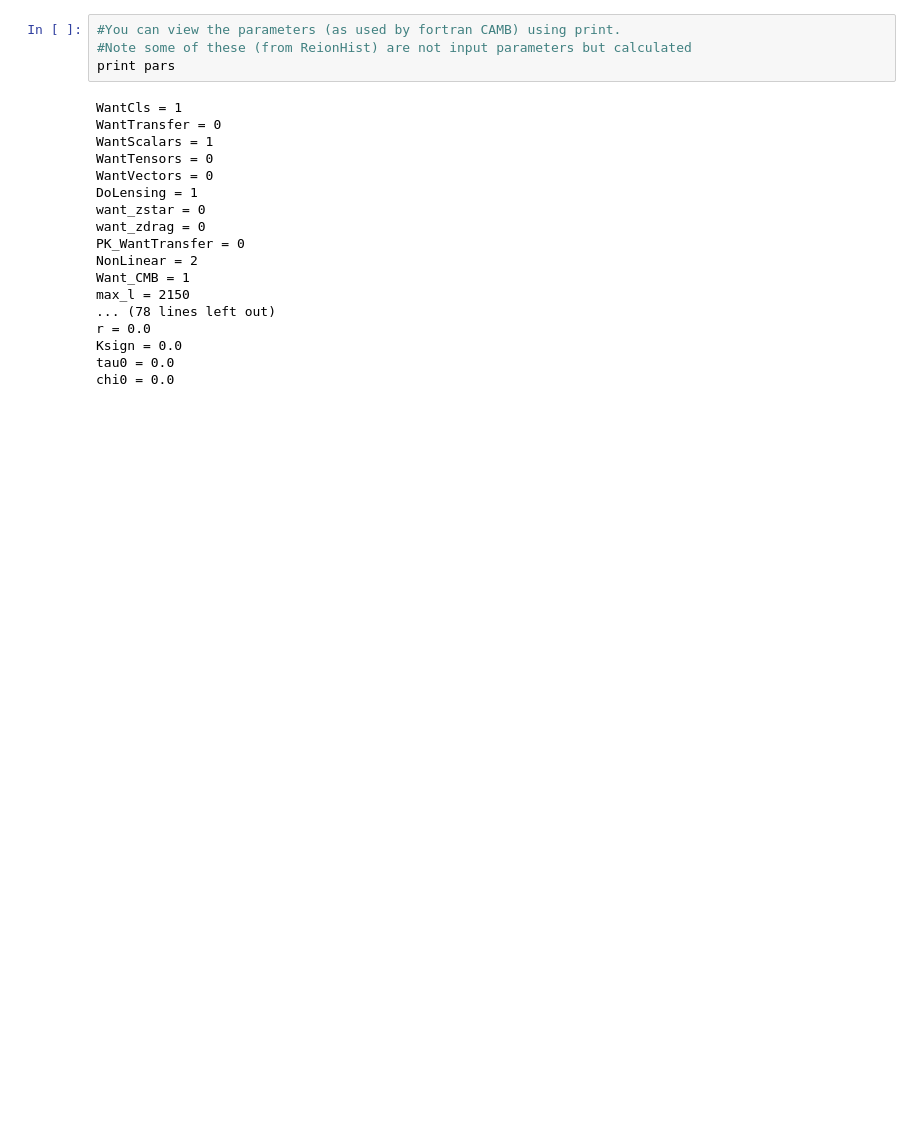
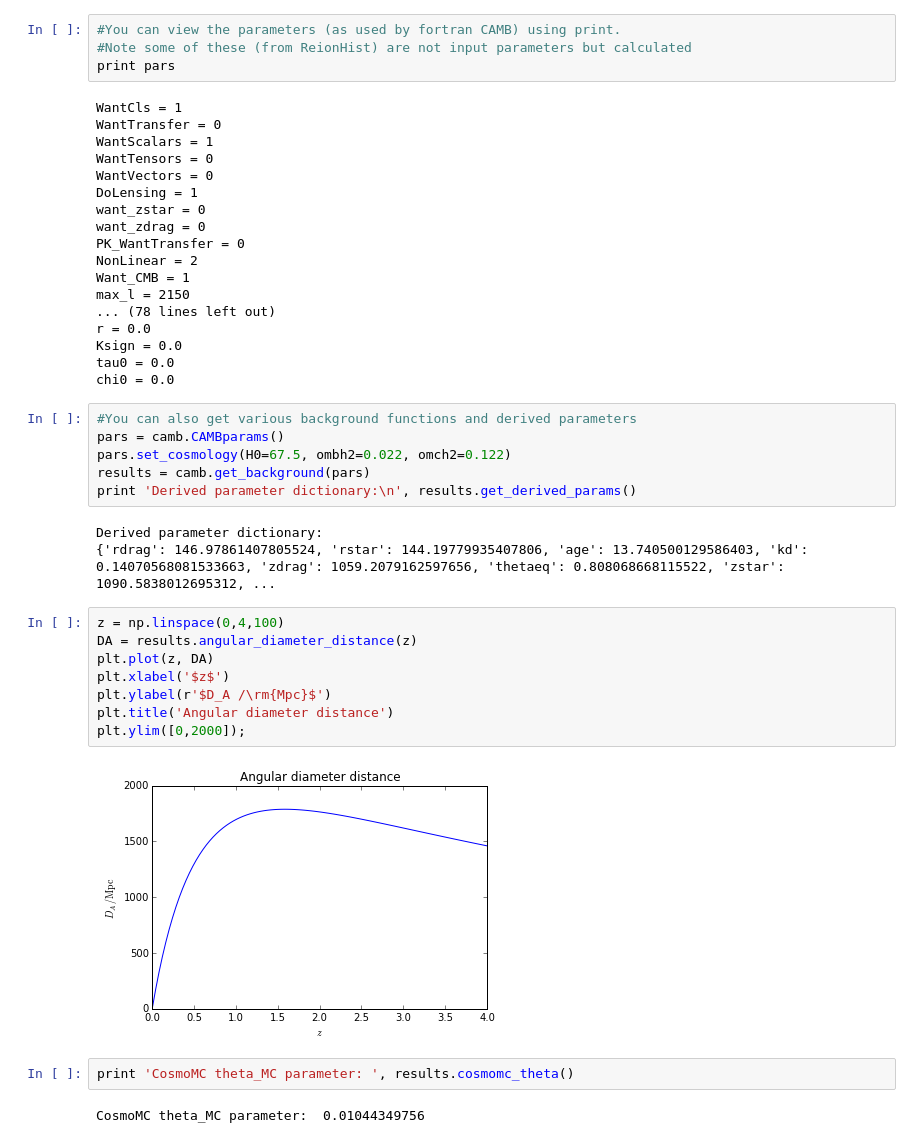
Before and after one commit to cmbant/CAMB, a Jupyter notebook: pycamb/docs/CAMBdemo.ipynb, the cells around one changed output. Saved outputs shown, nothing was run; the diff lists cells and outputs as text; blank space fills up the shorter version.

```diff
--- a/pycamb/docs/CAMBdemo.ipynb
+++ b/pycamb/docs/CAMBdemo.ipynb
@@ -164,3 +172,26 @@ r = 0.0
 Ksign = 0.0
 tau0 = 0.0
 chi0 = 0.0
+# %%
+#You can also get various background functions and derived parameters
+pars = camb.CAMBparams()
+pars.set_cosmology(H0=67.5, ombh2=0.022, omch2=0.122)
+results = camb.get_background(pars)
+print 'Derived parameter dictionary:\n', results.get_derived_params()
+# %% [output]
+Derived parameter dictionary:
+{'rdrag': 146.97861407805524, 'rstar': 144.19779935407806, 'age': 13.740500129586403, 'kd': 0.14070568081533663, 'zdrag': 1059.2079162597656, 'thetaeq': 0.808068668115522, 'zstar': 1090.5838012695312, ...
+# %%
+z = np.linspace(0,4,100)
+DA = results.angular_diameter_distance(z)
+plt.plot(z, DA)
+plt.xlabel('$z$')
+plt.ylabel(r'$D_A /\rm{Mpc}$')
+plt.title('Angular diameter distance')
+plt.ylim([0,2000]);
+# %% [output]
+[figure, added]
+# %%
+print 'CosmoMC theta_MC parameter: ', results.cosmomc_theta()
+# %% [output]
+CosmoMC theta_MC parameter:  0.01044349756
```
Also changed, not shown: parts of 3 cells of this notebook, 1 other file.
